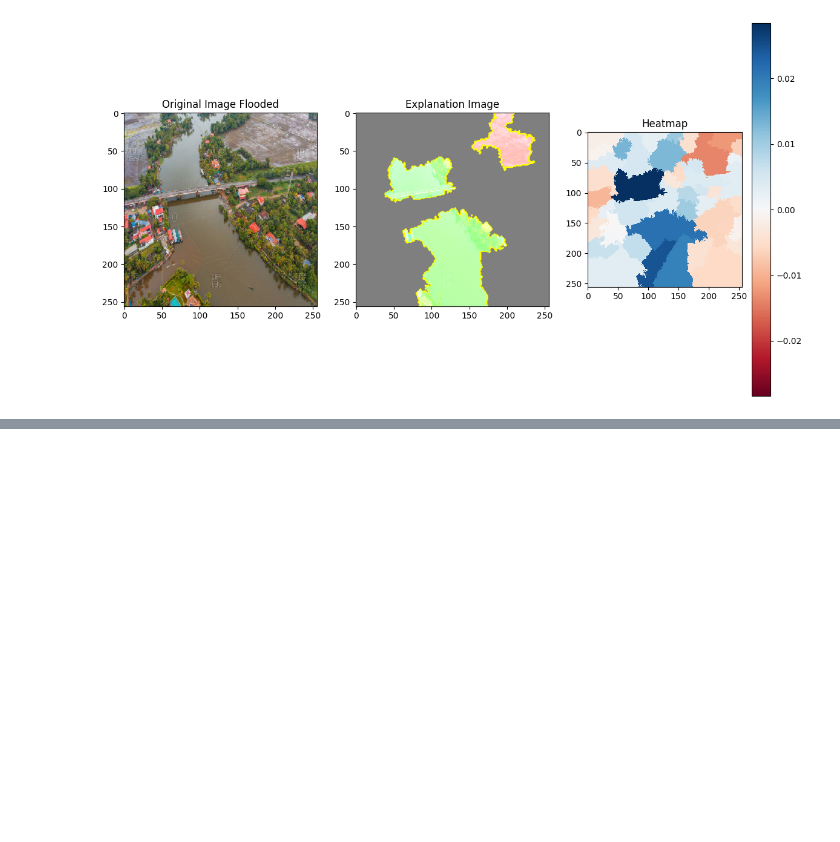
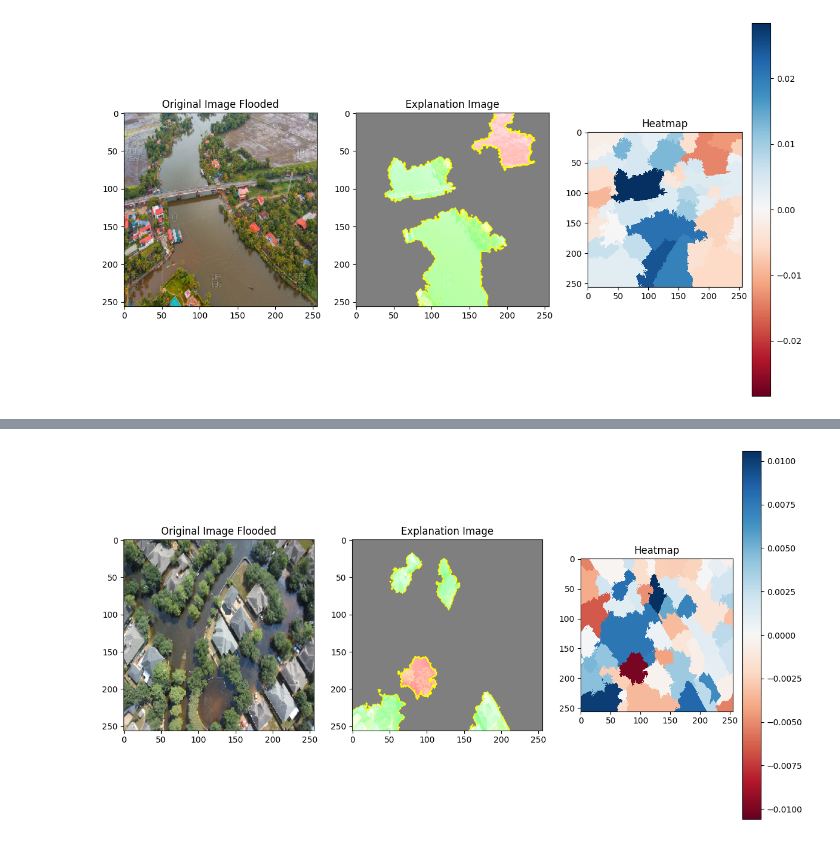
Before and after one commit to AbdulManaf12/Post-Flood-Disaster-Management, a Jupyter notebook: Classification/XAI_models.ipynb, the cells around one changed output, grey strips where cells are left out. Cells and saved outputs as stored; diff of their text form; code cells hidden in the pictures; blank space fills up the shorter version.

```diff
--- a/Classification/XAI_models.ipynb
+++ b/Classification/XAI_models.ipynb
@@ -241,0 +291,3 @@ Predicted: Flooded with 99.78% confidence
+# %%
+apply_lime(floodnet_test_images[15], floodnet_test_labels[15])
+# %% [output]
@@ -241,0 +311 @@ Predicted: Flooded with 99.78% confidence
+[figure, added]
```
Also changed, not shown: parts of 5 cells of this notebook.
